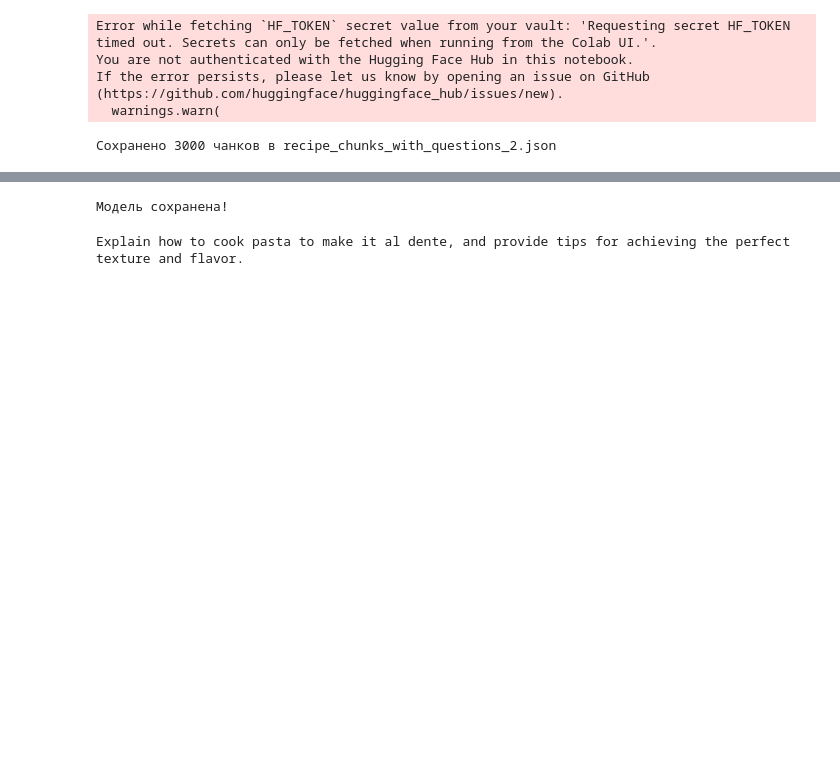
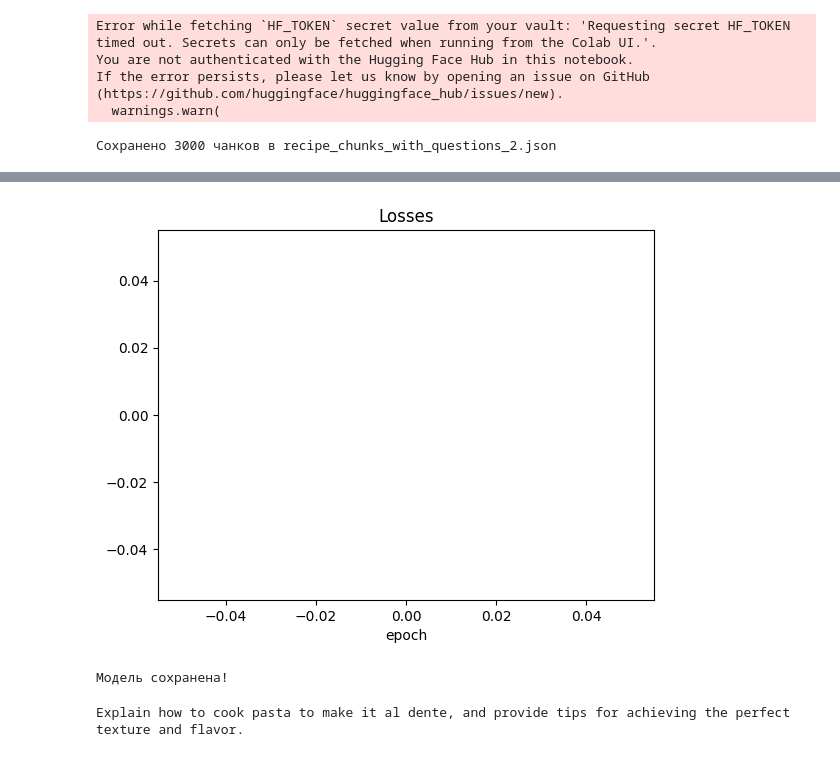
Before and after one commit to Philipp-Plotnikov/povaryoshka-rag-assistant, a Jupyter notebook: main.ipynb, the cells around one changed output, grey strips where cells are left out. Cells and saved outputs as stored; diff of their text form; code cells hidden in the pictures; blank space fills up the shorter version.

```diff
--- a/main.ipynb
+++ b/main.ipynb
@@ -327,7 +400,7 @@ class RecipeQuestionGenerator:
 # %%
 question_generator = RecipeQuestionGenerator()
 question_list = []
-part_of_chunk_list = chunk_list[3000:6000]
+part_of_chunk_list = train_chunk_list[3000:6000]
 for index, chunk in tqdm(enumerate(part_of_chunk_list), total=len(part_of_chunk_list), desc="Генерация вопросов для чанков рецептов"):
   if chunk['scale'] != 'full':
     continue
@@ -603,0 +751,5 @@ class PovaryoshkaRetriever(nn.Module):
+# %%
+eval_ranked_chunk_list = torch.load('recipe_chunks_with_ranking_tensors_2.pth')
+for chunk in eval_ranked_chunk_list:
+    chunk['ranking_tensors'] = [ranking_tensor.to(device) for ranking_tensor in chunk['ranking_tensors']]
+print(eval_ranked_chunk_list[0])
@@ -604 +774,14 @@ class PovaryoshkaRetriever(nn.Module):
+# %%
+class RetrieverDataset(Dataset):
+    def __init__(self, ranked_chunk_list):
+        self.ranked_chunk_list = ranked_chunk_list
+
+
+    def __len__(self) -> int:
+        return len(self.ranked_chunk_list)
+
+    # TODO
+    def __getitem__(self, index: int):
+        ranked_chunk = self.ranked_chunk_list[index]
+        return ranked_chunk['questions'][0], ranked_chunk['ranking_tensors'][0]
 # %%
@@ -759,34 +927,43 @@ def collate_triplets(batch):
 # %%
-# Создаем датасет и даталоадер
-dataset = TripletDataset(triplet_list)
-dataloader = DataLoader(
-  dataset,
+train_dataset = RetrieverDataset(train_ranked_chunk_list)
+povaryoshka_retriever_collate_fn, set_current_epoch_number = create_povaryoshka_retriever_fn(
+  teacher_retriever_pool,
+  device
+)
+train_dataloader = DataLoader(
+  train_dataset,
   batch_size=30,
   shuffle=True,
-  collate_fn=collate_triplets,
+  collate_fn=povaryoshka_retriever_collate_fn,
+  num_workers=0
+)
+eval_dataset = RetrieverDataset(eval_ranked_chunk_list)
+eval_dataloader = DataLoader(
+  eval_dataset,
+  batch_size=30,
+  shuffle=True,
+  collate_fn=povaryoshka_retriever_collate_fn,
   num_workers=0
 )
 
-# Создаем модель
-teacher_llm = PovaryoshkaRetriever(
-  encoder_name="deepvk/USER2-small",
-  temperature=0.05
+
+common_document_list = [chunk['text'] for chunk in common_chunk_list]
+retriever_model = PovaryoshkaRetriever(
+  common_document_list,
+  teacher_retriever_pool
 )
 
-# Проверяем устройство
-device = 'cuda' if torch.cuda.is_available() else 'cpu'
-print(f"Используем устройство: {device}")
-
-# Обучаем
-trained_model = receiver_train_loop(
-  teacher_llm,
-  dataloader,
-  epoch_amount=20,
-  lr=2e-5,
+scheduler = lambda optim: \
+    torch.optim.lr_scheduler.ReduceLROnPlateau(optim, patience=5, factor=0.43)
+trained_retriever_model, _ = retriever_train_loop(
+  retriever_model,
+  set_current_epoch_number,
+  train_dataloader,
+  eval_dataloader,
+  lr_scheduler_ctor=scheduler,
   device=device
 )
 
-# Сохраняем
-trained_model.save("./povaryoshka_retriever")
+torch.save(trained_retriever_model.state_dict(), 'povaryoshka_retriever_model_weights.pth')
 print("Модель сохранена!")
 # %% [output]
@@ -810,3 +987,4 @@ Epoch 20 | Avg Loss: 0.0003
+[figure, added]
 Модель сохранена!
 # %%
 teacher_model_name = "TinyLlama/TinyLlama-1.1B-Chat-v1.0"
```
Also changed, not shown: parts of 30 cells of this notebook, 1 other file.
